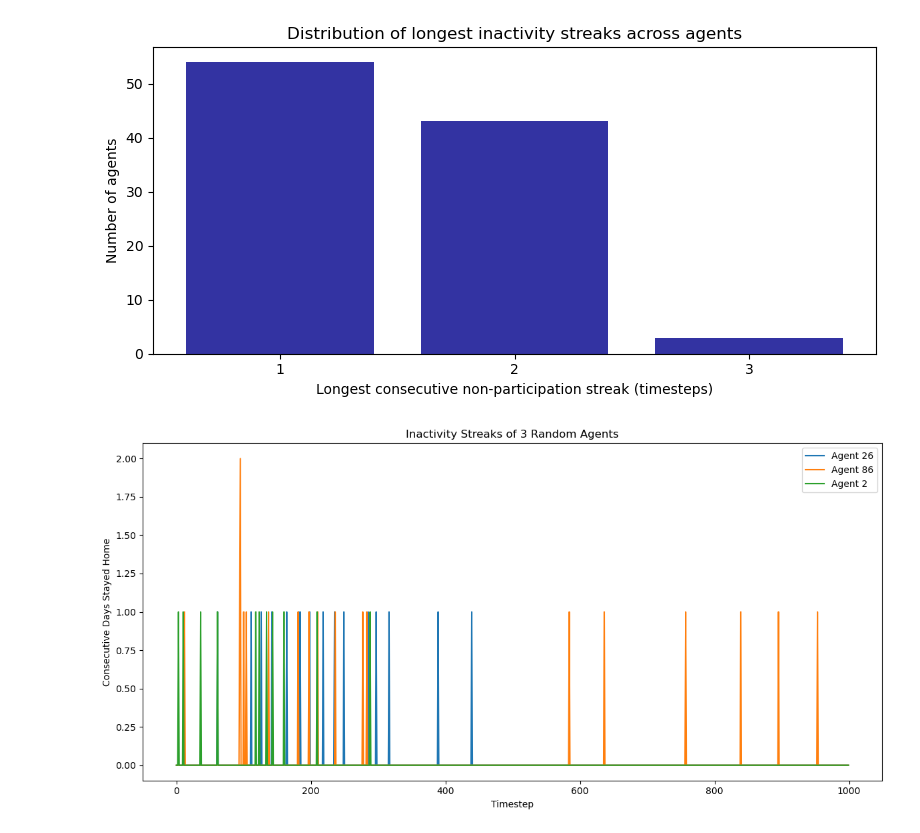
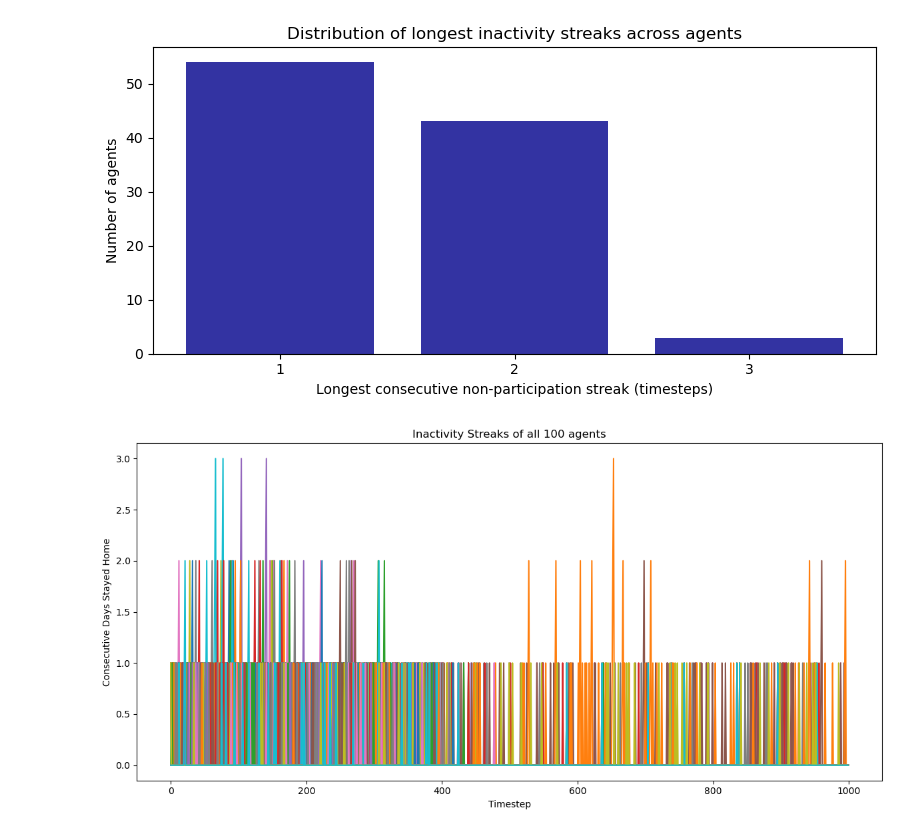
Before and after one commit to DragonsAreFuckingCool/discrete-probability-multi-agent-reinforcement-learning, a Jupyter notebook: IndividualPunishment.ipynb, the cells around one changed output. Drawn from its saved outputs; the diff is of its cells as text; code cells hidden in the pictures.

```diff
--- a/IndividualPunishment.ipynb
+++ b/IndividualPunishment.ipynb
@@ -98,6 +98,7 @@ def run_discrete_prob_rl(G=G, S=S, F=F, N=N, C=C, T=T, M=M, lr=LR, gamma=GAMMA,
     attendance_var_ts = [] #new: create list of varianses
     avg_payoff_ts = []              # NEW: track average payoff each timestep
     all_payoffs = np.zeros((T, N))  # NEW: record individual payoffs each timestep
+    p_var = []
 
 
     # Compute decay rate so tau(T-1) ≈ tau_min - makes sure it is not negative
@@ -145,6 +146,7 @@ def run_discrete_prob_rl(G=G, S=S, F=F, N=N, C=C, T=T, M=M, lr=LR, gamma=GAMMA,
         attendance_ts.append(A_t) #attendance counts over time (sum of binary actions) USED TO PLOT
         mean_p_ts.append(p_vec.mean()) #average of the p_vec across agents each timestep.
         attendance_var_ts.append(float(np.var(actions))) #new: add varians of the actions/attendance
+        p_var.append(float(np.var(p_vec)))  #trying new varians plot
 
 
         # Update theta
@@ -216,7 +218,7 @@ def run_discrete_prob_rl(G=G, S=S, F=F, N=N, C=C, T=T, M=M, lr=LR, gamma=GAMMA,
         "avg_payoff_ts": np.array(avg_payoff_ts),    # NEW
         "all_payoffs": np.array(all_payoffs),         # NEW
         "tau_history": np.array(tau_history),
-
+        "p_var": np.array(p_var)
     }
 
 
@@ -411,37 +459,37 @@ def plot_inactivity_streaks(chosen_history, n_agents=3, seed=0):
     np.random.seed(seed)
     T, N = chosen_history.shape
 
     # Choose random agents
     chosen_agents = np.random.choice(N, size=n_agents, replace=False)
 
     # Compute streaks
     streaks = np.zeros((T, n_agents), dtype=int)
 
     for idx, agent in enumerate(chosen_agents):
         streak = 0
         for t in range(T):
             if chosen_history[t, agent] == 0:
                 streak += 1
             else:
                 streak = 0
             streaks[t, idx] = streak
 
     # Plot
     plt.figure(figsize=(12, 6))
     for i in range(n_agents):
         plt.plot(streaks[:, i], label=f"Agent {chosen_agents[i]}")
 
     plt.xlabel("Timestep")
     plt.ylabel("Consecutive Days Stayed Home")
-    plt.title(f"Inactivity Streaks of {n_agents} Random Agents")
-    plt.legend()
+    plt.title(f"Inactivity Streaks of all {n_agents} agents")
+    #plt.legend()
     plt.tight_layout()
     plt.show()
 
 # Example usage:
-plot_inactivity_streaks(res["chosen_history"], n_agents=3)
+plot_inactivity_streaks(res["chosen_history"], n_agents=100)
 # %% [output]
-[figure, old version]
+[figure, new version]
 # %%
 def compare_parameter(param_name, values, plot_func, base_kwargs, ncols=3):
     """
```
Also changed, not shown: parts of 12 cells of this notebook, 5 other files.
